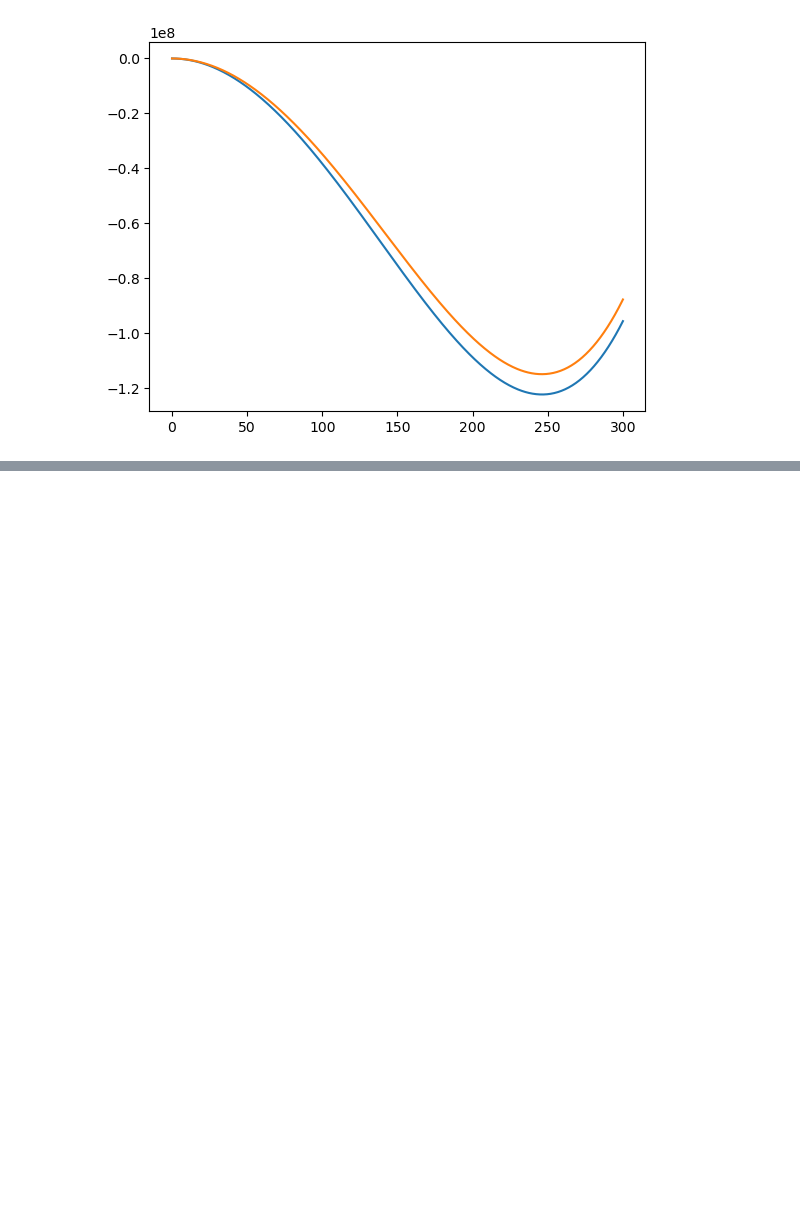
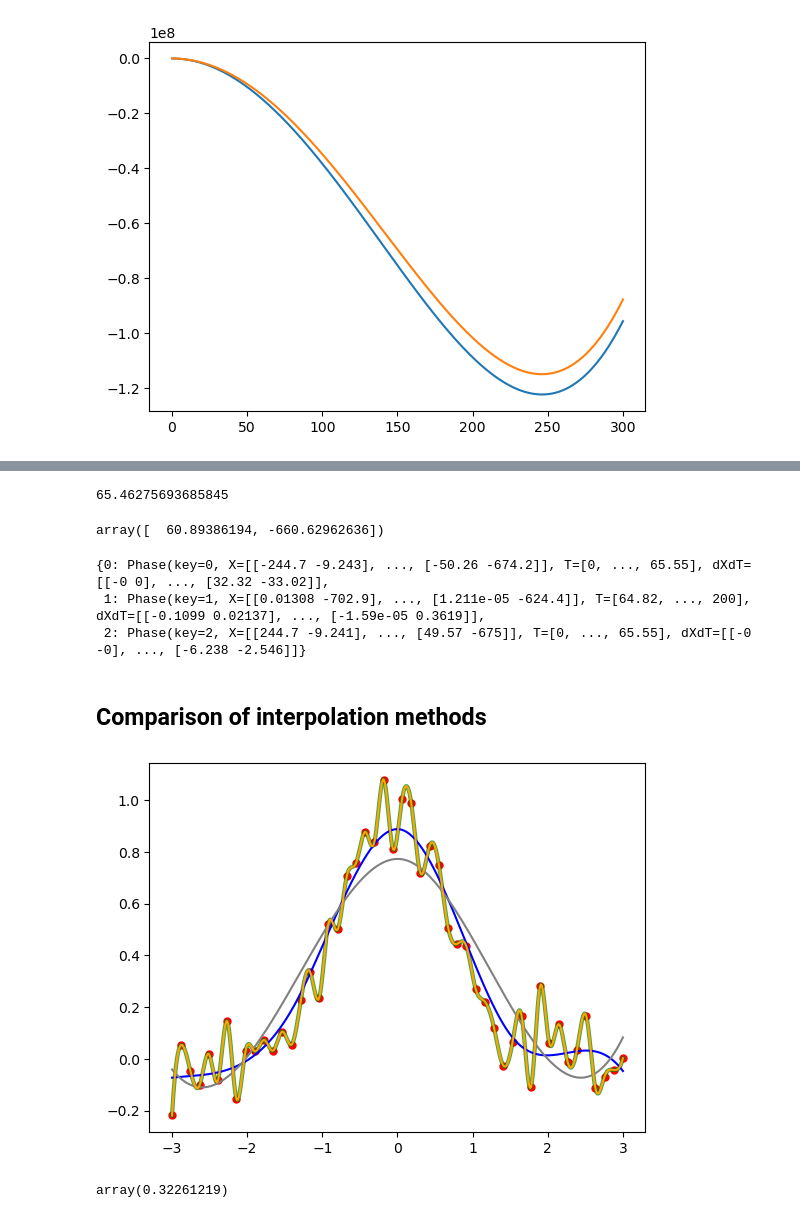
Before and after one commit to quarkquartet/EWPT-ALP, a Jupyter notebook: phase_transition/test.ipynb, the cells around one changed output, grey strips where cells are left out. Saved outputs shown, nothing was run; the diff lists cells and outputs as text; code cells hidden in the pictures; blank space fills up the shorter version.

```diff
--- a/phase_transition/test.ipynb
+++ b/phase_transition/test.ipynb
@@ -304,0 +389,40 @@ traceMinimum t0 = 0
+# %%
+model.TcTrans[0]["Tcrit"]
+# %% [output]
+65.46275693685845
+# %%
+model.TcTrans[0]["low_vev"]
+# %% [output]
+array([  60.89386194, -660.62962636])
+# %%
+model.phases
+# %% [output]
+{0: Phase(key=0, X=[[-244.7 -9.243], ..., [-50.26 -674.2]], T=[0, ..., 65.55], dXdT=[[-0 0], ..., [32.32 -33.02]],
+ 1: Phase(key=1, X=[[0.01308 -702.9], ..., [1.211e-05 -624.4]], T=[64.82, ..., 200], dXdT=[[-0.1099 0.02137], ..., [-1.59e-05 0.3619]],
+ 2: Phase(key=2, X=[[244.7 -9.241], ..., [49.57 -675]], T=[0, ..., 65.55], dXdT=[[-0 -0], ..., [-6.238 -2.546]]}
+# %% [markdown]
+## Comparison of interpolation methods
+# %%
+rng = np.random.default_rng()
+
+x = np.linspace(-3, 3, 50)
+
+y = np.exp(-x**2) + 0.1 * rng.standard_normal(50)
+
+spl = InterpolatedUnivariateSpline(x, y)
+smooth1 = UnivariateSpline(x,y, s=0.5)
+smooth2 = UnivariateSpline(x,y, s=1.0)
+int1d = interp1d(x,y, 'cubic')
+
+plt.plot(x, y, 'ro', ms=5)
+
+xs = np.linspace(-3, 3, 1000)
+
+plt.plot(xs, spl(xs), 'g', lw=3, alpha=0.7)
+plt.plot(xs, smooth1(xs), 'b')
+plt.plot(xs, smooth2(xs), 'gray')
+plt.plot(xs, int1d(xs), 'orange')
+
+plt.show()
+# %% [output]
+[figure, added]
@@ -304,0 +435,4 @@ traceMinimum t0 = 0
+# %%
+int1d_test(1)
+# %% [output]
+array(0.32261219)
```
Also changed, not shown: parts of 8 cells of this notebook, 1 other file.
